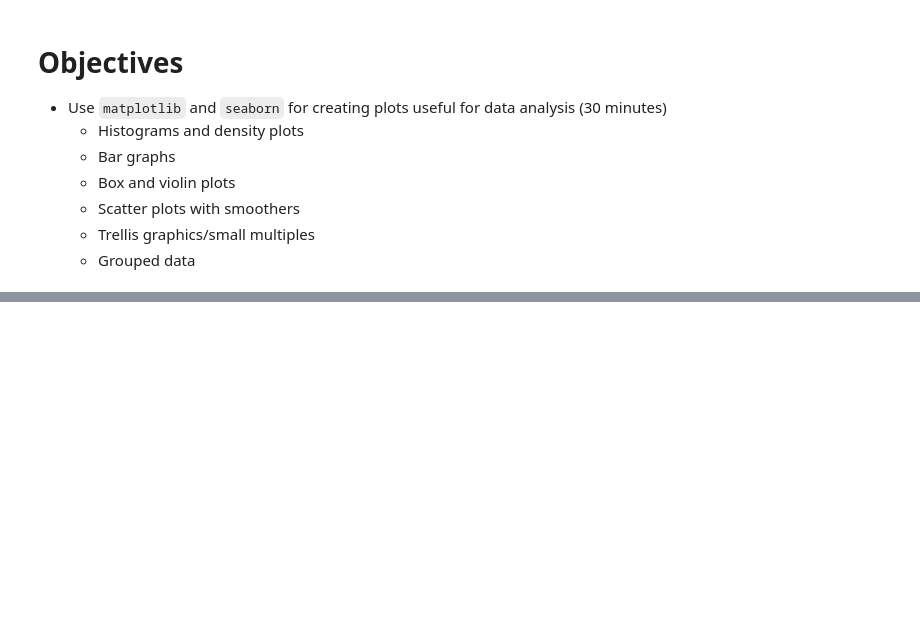
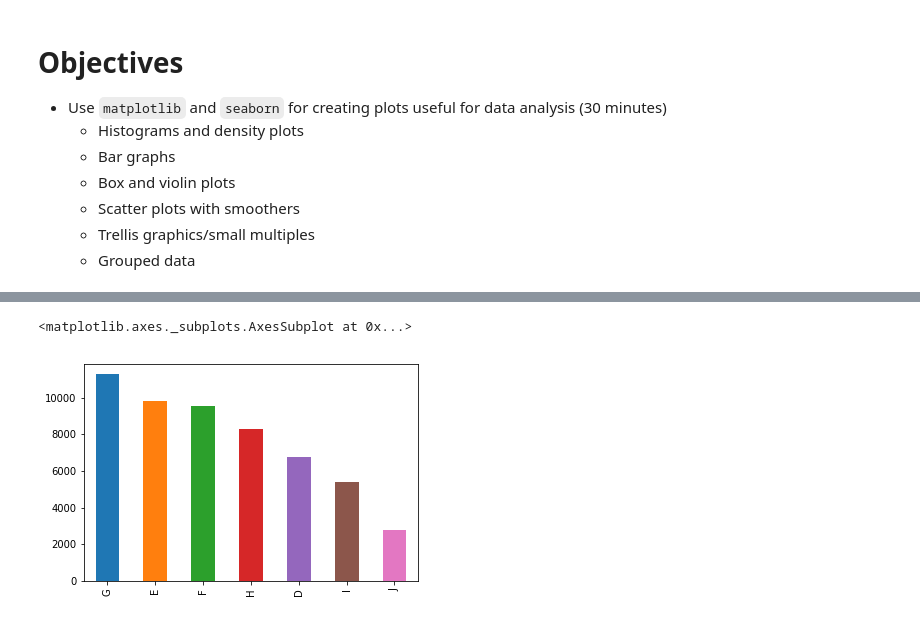
Before and after one commit to webbedfeet/PyDataMiami, a Jupyter notebook: tutorial.ipynb, the cells around one changed output, grey strips where cells are left out. Drawn from its saved outputs; the diff is of its cells as text; code cells hidden in the pictures; blank space fills up the shorter version.

```diff
--- a/tutorial.ipynb
+++ b/tutorial.ipynb
@@ -37,0 +669,5 @@
+# %%
+diamonds['color'].value_counts().plot(kind='bar')
+# %% [output]
+<matplotlib.axes._subplots.AxesSubplot at 0x...>
+[figure, added]
```
Also changed, not shown: parts of 148 cells of this notebook, 28 other files.
